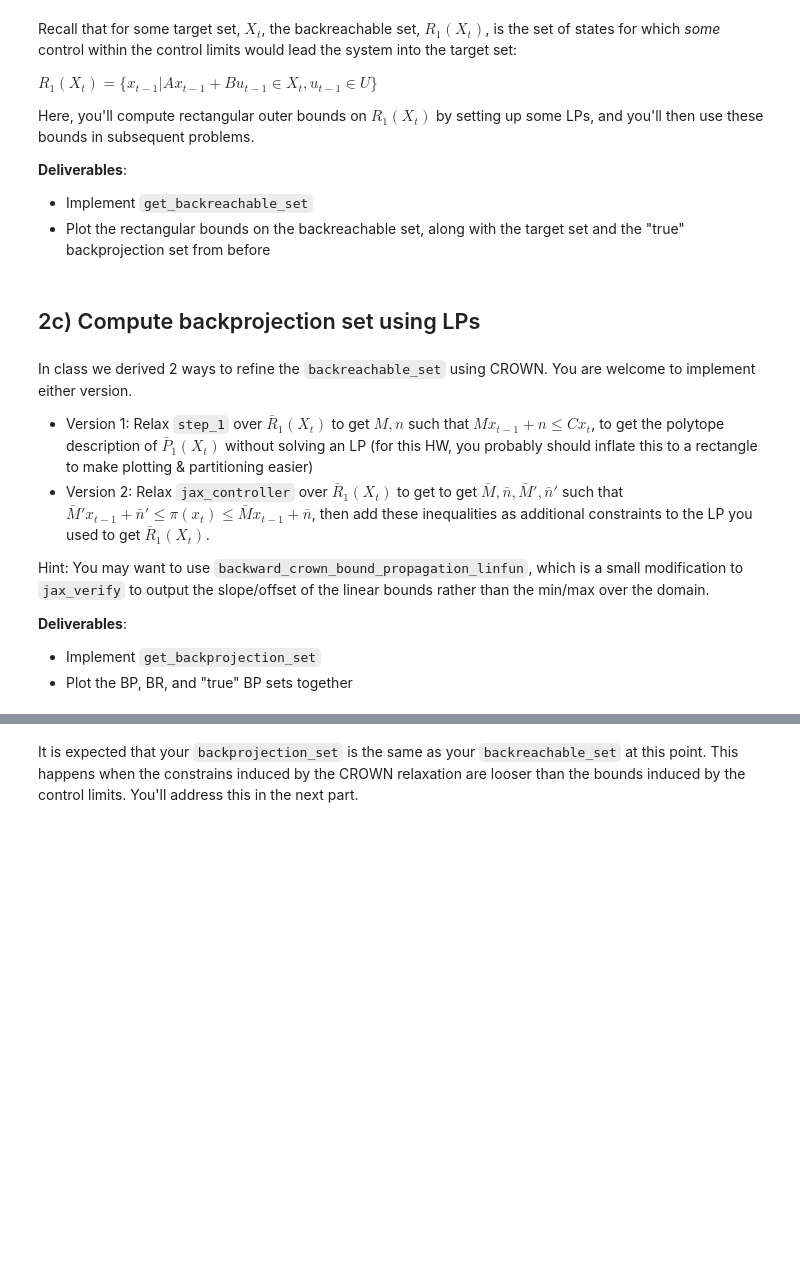
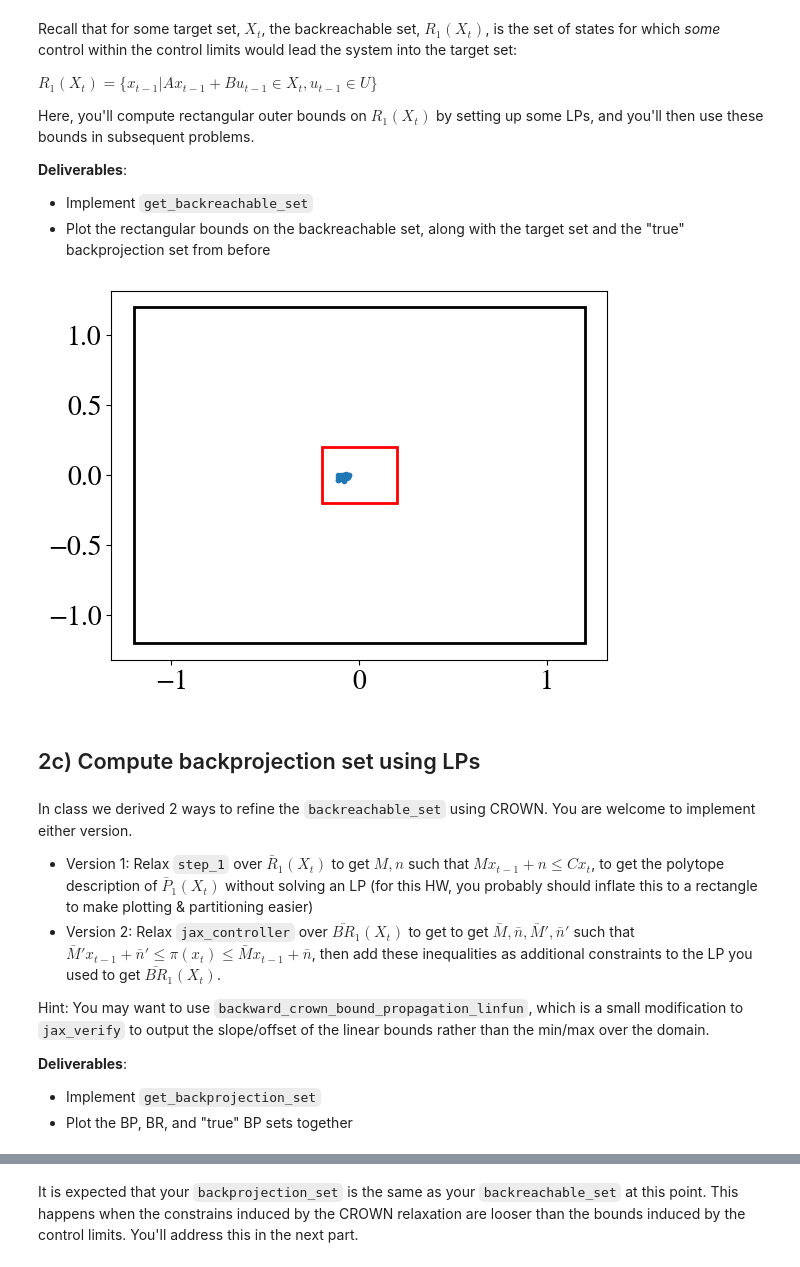
Before and after one commit to kmuenpra/EECE7268, a Jupyter notebook: EECE_CS_7268_HW3.ipynb, the cells around one changed output, grey strips where cells are left out. Saved outputs shown, nothing was run; the diff lists cells and outputs as text; code cells hidden in the pictures; blank space fills up the shorter version.

```diff
--- a/EECE_CS_7268_HW3.ipynb
+++ b/EECE_CS_7268_HW3.ipynb
@@ -553,41 +539,88 @@ Here, you'll compute rectangular outer bounds on $R_1(X_t)$ by setting up some L
 def get_backreachable_set(target_state_set: np.ndarray, dyn: dynamics.Dynamics) -> np.ndarray:
 
   # Hint: you may want to use dyn.At, dyn.bt, dyn.u_limits, or dyn.dynamics_step
   # Hint: you may want to use cvxpy for this
 
-  # TODO: Implement this
+  A = dyn.At
+  B = dyn.bt
+  U_limits = dyn.u_limits
 
+  n_state = A.shape[0]
+  n_ctrl = B.shape[1]
+
+  # variables
+  x_prev = cp.Variable(n_state)
+  u_prev = cp.Variable(n_ctrl)
+
+  backreachable_bounds = []
+
+  #define bounds
+  X_low, X_high = target_state_set[:, 0], target_state_set[:, 1]
+  U_low, U_high = U_limits[:, 0], U_limits[:, 1]
+
+  # constraints for backward reachble  set
+  # A x_{t-1} + B u_{t-1} in X_t
+  next_state = A @ x_prev + B @ u_prev
+  base_constraints = [
+      next_state >= X_low,
+      next_state <= X_high,
+      u_prev >= U_low,
+      u_prev <= U_high
+  ]
+
+  #solve two LPs for upper and lower bounds
+  for i in range(n_state):
+      c = np.zeros(n_state)
+      c[i] = 1.0
+
+      # Minimize C^T x_{t-1}
+      obj_min = cp.Minimize(c @ x_prev)
+      prob_min = cp.Problem(obj_min, base_constraints)
+      prob_min.solve(solver=cp.SCS, verbose=False)
+      xmin = x_prev.value[i]
+
+      # Maximize C^T x_{t-1}
+      obj_max = cp.Maximize(c @ x_prev)
+      prob_max = cp.Problem(obj_max, base_constraints)
+      prob_max.solve(solver=cp.SCS, verbose=False)
+      xmax = x_prev.value[i]
+
+      backreachable_bounds.append([xmin, xmax])
+
+  backreachable_set = np.array(backreachable_bounds)
   return backreachable_set
 
 backreachable_set = get_backreachable_set(target_state_set, dyn)
 
 plt.plot(true_backprojection_set[:, 0], true_backprojection_set[:, 1], '.')
 rect = Rectangle(
     target_state_set[[0, 1], 0],
     target_state_set[0, 1] - target_state_set[0, 0],
     target_state_set[1, 1] - target_state_set[1, 0],
     fc="None",
     linewidth=2,
     edgecolor="red",
 )
 plt.gca().add_patch(rect)
 rect = Rectangle(
     backreachable_set[[0, 1], 0],
     backreachable_set[0, 1] - backreachable_set[0, 0],
     backreachable_set[1, 1] - backreachable_set[1, 0],
     fc="None",
     linewidth=2,
     edgecolor="black",
 )
 plt.gca().add_patch(rect)
 plt.show()
+# %% [output]
+[figure, added]
 # %% [markdown]
 ## 2c) Compute backprojection set using LPs
 # %% [markdown]
 In class we derived 2 ways to refine the `backreachable_set` using CROWN. You are welcome to implement either version.
 
 - Version 1: Relax `step_1` over $\bar{R}_1(X_t)$ to get $M, n$ such that $Mx_{t-1}+n \leq Cx_t$, to get the polytope description of $\bar{P}_1(X_t)$ without solving an LP (for this HW, you probably should inflate this to a rectangle to make plotting & partitioning easier)
-- Version 2: Relax `jax_controller` over $\bar{R}_1(X_t)$ to get to get $\bar{M}, \bar{n}, \bar{M}', \bar{n}'$ such that $\bar{M}'x_{t-1}+\bar{n}' \leq \pi(x_t) \leq \bar{M}x_{t-1}+\bar{n}$, then add these inequalities as additional constraints to the LP you used to get $\bar{R}_1(X_t)$.
+- Version 2: Relax `jax_controller` over $\bar{BR}_1(X_t)$ to get to get $\bar{M}, \bar{n}, \bar{M}', \bar{n}'$ such that $\bar{M}'x_{t-1}+\bar{n}' \leq \pi(x_t) \leq \bar{M}x_{t-1}+\bar{n}$, then add these inequalities as additional constraints to the LP you used to get $\bar{BR}_1(X_t)$.
 
 Hint: You may want to use `backward_crown_bound_propagation_linfun`, which is a small modification to `jax_verify` to output the slope/offset of the linear bounds rather than the min/max over the domain.
 
```
Also changed, not shown: parts of 14 cells of this notebook.
